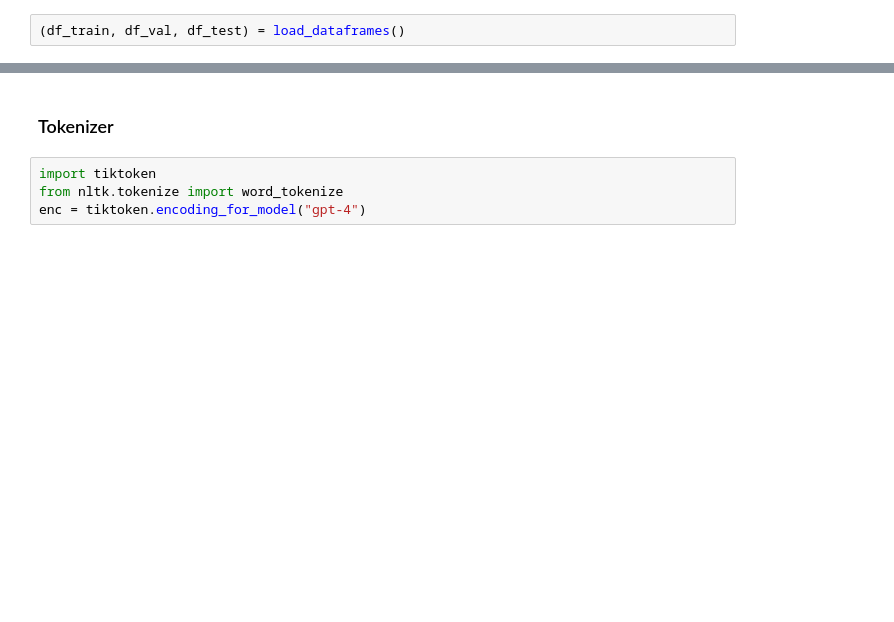
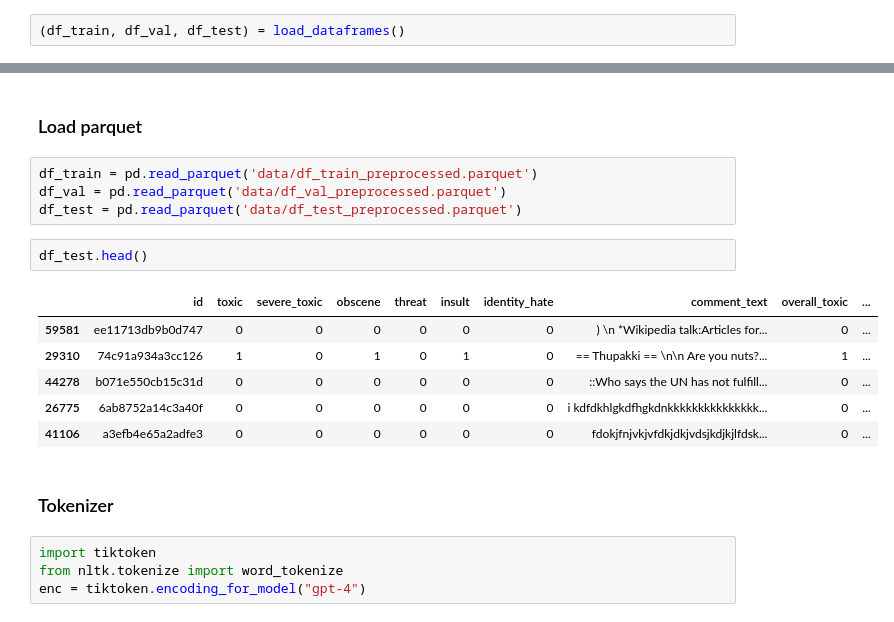
Before and after one commit to eithannak29/ToxicityBot, a Jupyter notebook: src/models/logistic_regression.ipynb, the cells around one changed output, grey strips where cells are left out. Cells and saved outputs as stored; diff of their text form; blank space fills up the shorter version.

Commit message:
feat(logistic_regression, preprocess)

```diff
--- a/src/models/logistic_regression.ipynb
+++ b/src/models/logistic_regression.ipynb
@@ -22,3 +81,18 @@ from constants import CATEGORIES
+# %% [markdown]
+### Load parquet
+# %%
+df_train = pd.read_parquet('data/df_train_preprocessed.parquet')
+df_val = pd.read_parquet('data/df_val_preprocessed.parquet')
+df_test = pd.read_parquet('data/df_test_preprocessed.parquet')
+# %%
+df_test.head()
+# %% [output]
+|  | id | toxic | severe_toxic | obscene | threat | insult | identity_hate | comment_text | overall_toxic | ... |
+| 59581 | ee11713db9b0d747 | 0 | 0 | 0 | 0 | 0 | 0 | ) \n *Wikipedia talk:Articles for... | 0 | ... |
+| 29310 | 74c91a934a3cc126 | 1 | 0 | 1 | 0 | 1 | 0 | == Thupakki == \n\n Are you nuts?... | 1 | ... |
+| 44278 | b071e550cb15c31d | 0 | 0 | 0 | 0 | 0 | 0 | ::Who says the UN has not fulfill... | 0 | ... |
+| 26775 | 6ab8752a14c3a40f | 0 | 0 | 0 | 0 | 0 | 0 | i kdfdkhlgkdfhgkdnkkkkkkkkkkkkkkk... | 0 | ... |
+| 41106 | a3efb4e65a2adfe3 | 0 | 0 | 0 | 0 | 0 | 0 | fdokjfnjvkjvfdkjdkjvdsjkdjkjlfdsk... | 0 | ... |
 # %% [markdown]
 ### Tokenizer
 # %%
```
Also changed, not shown: parts of 7 cells of this notebook, 2 other files.
